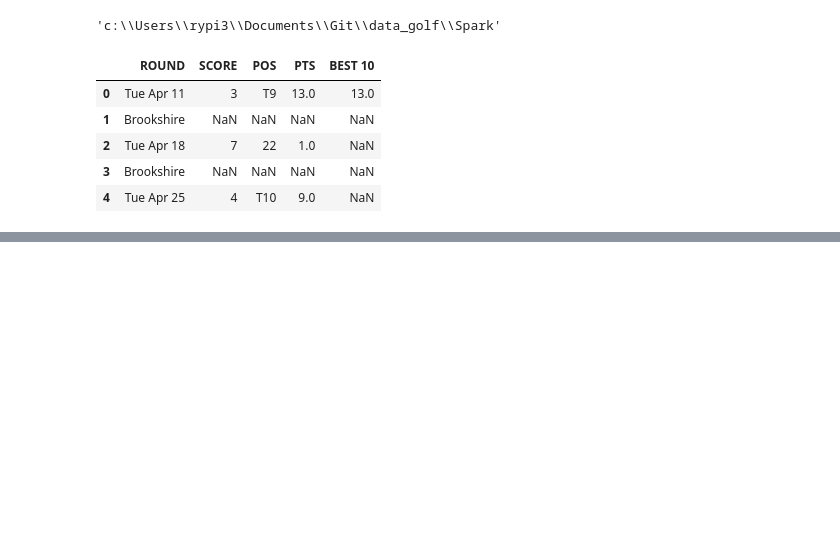
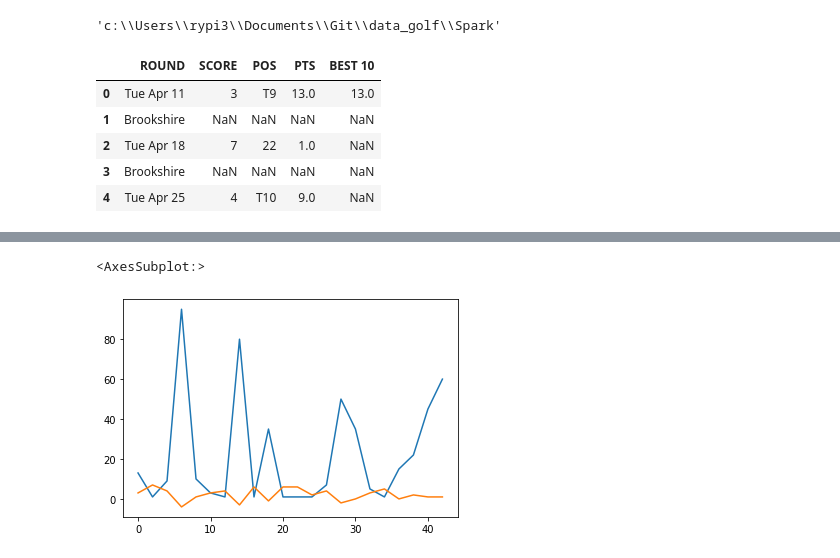
Before and after one commit to rypi314/data_golf, a Jupyter notebook: Spark/EDA.ipynb, the cells around one changed output, grey strips where cells are left out. Cells and saved outputs as stored; diff of their text form; code cells hidden in the pictures; blank space fills up the shorter version.

```diff
--- a/Spark/EDA.ipynb
+++ b/Spark/EDA.ipynb
@@ -28,0 +42,6 @@ df.head()
+# %%
+df.PTS.plot()
+df.SCORE.plot()
+# %% [output]
+<AxesSubplot:>
+[figure, added]
```
Also changed, not shown: parts of 5 cells of this notebook.
